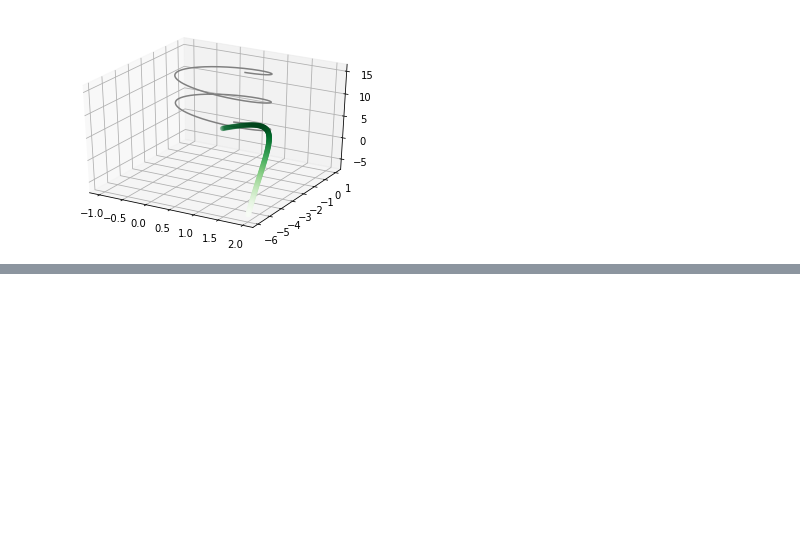
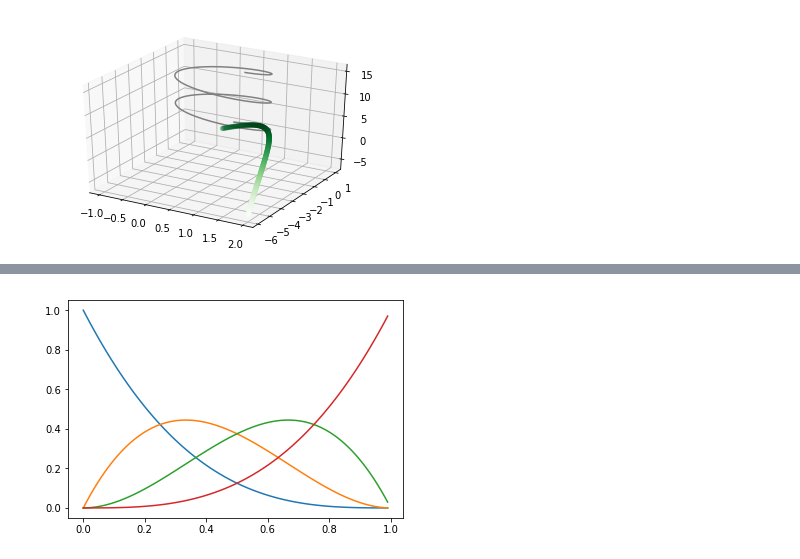
Before and after one commit to adhishagc/bezier-curve-python, a Jupyter notebook: Bezier_Curve_Representation.ipynb, the cells around one changed output, grey strips where cells are left out. Saved outputs shown, nothing was run; the diff lists cells and outputs as text; code cells hidden in the pictures; blank space fills up the shorter version.

```diff
--- a/Bezier_Curve_Representation.ipynb
+++ b/Bezier_Curve_Representation.ipynb
@@ -258,0 +204,5 @@ array([4.95e-08, 4.95e-08, 4.95e-08, 4.95e-08, 4.95e-08, 4.95e-08,
+# %%
+n = 3
+bernstein_plot(n)
+# %% [output]
+[figure, added]
```
Also changed, not shown: parts of 16 cells of this notebook.
